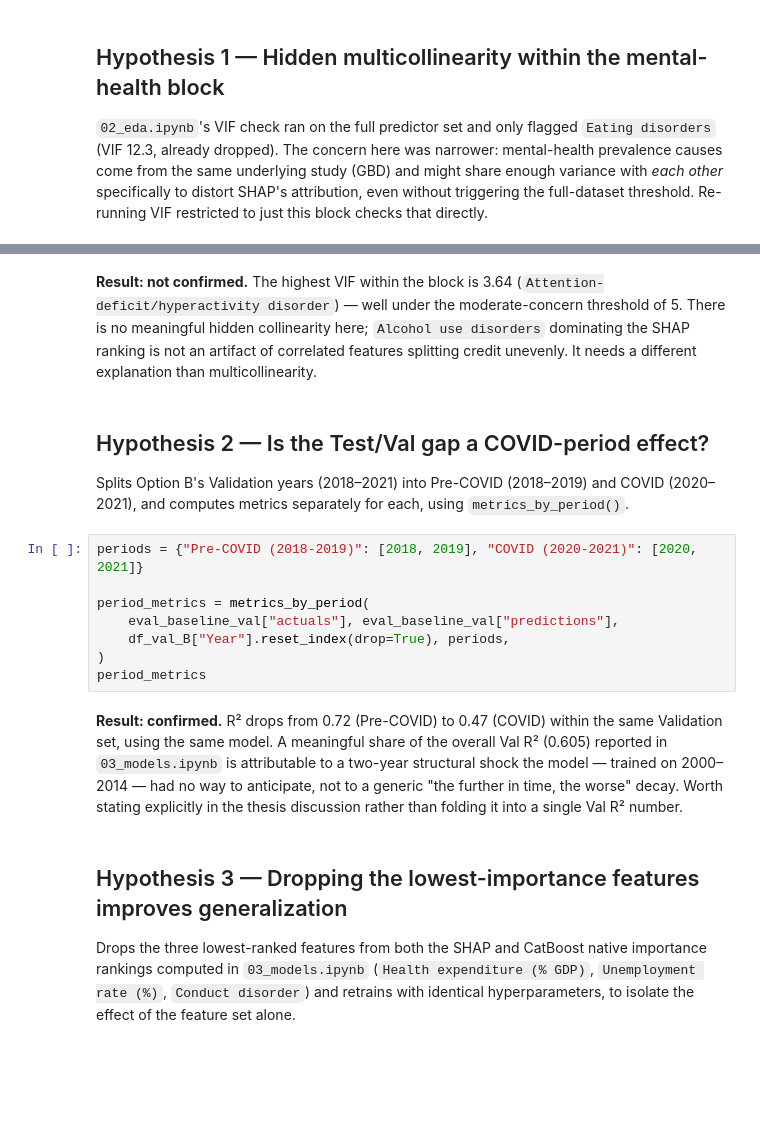
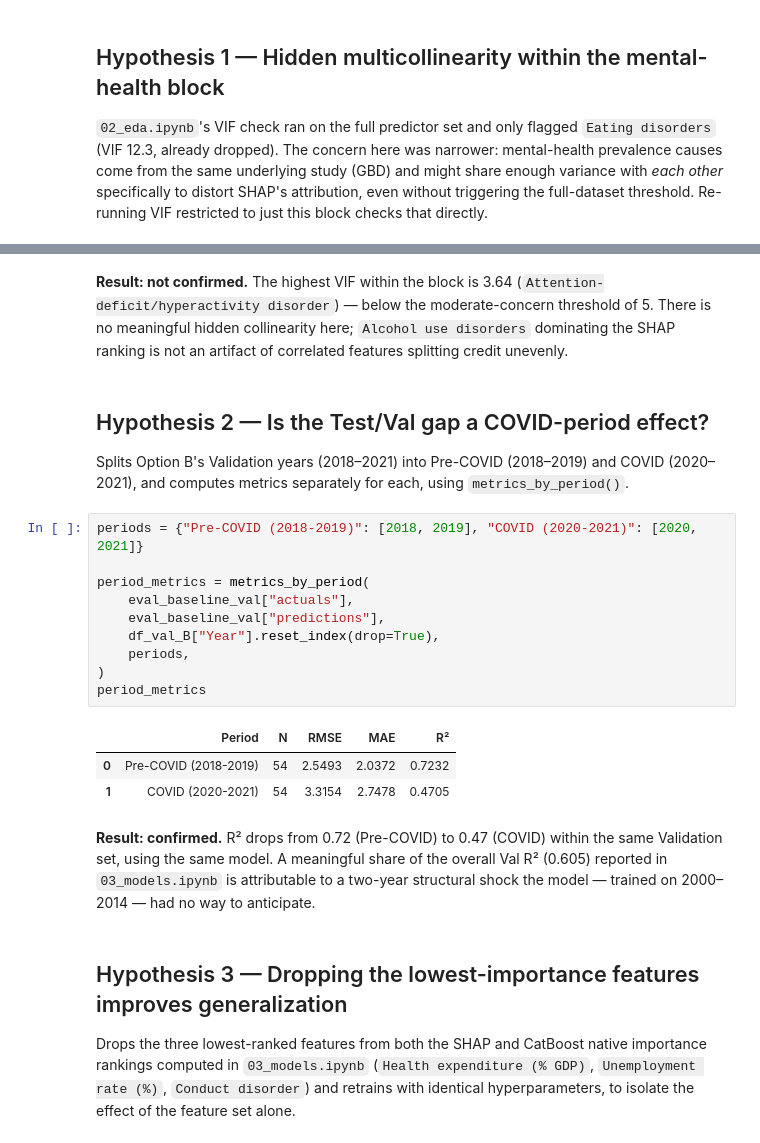
Before and after one commit to viccazjim/TFM_2026_suicide_rate_prediction, a Jupyter notebook: notebooks/03b_model_improvements.ipynb, the cells around one changed output, grey strips where cells are left out. Cells and saved outputs as stored; diff of their text form; blank space fills up the shorter version.

```diff
--- a/notebooks/03b_model_improvements.ipynb
+++ b/notebooks/03b_model_improvements.ipynb
@@ -75,5 +130,5 @@ vif_mental_health
 # %% [markdown]
-**Result: not confirmed.** The highest VIF within the block is 3.64 (`Attention-deficit/hyperactivity disorder`) — well under the moderate-concern threshold of 5. There is no meaningful hidden collinearity here; `Alcohol use disorders` dominating the SHAP ranking is not an artifact of correlated features splitting credit unevenly. It needs a different explanation than multicollinearity.
+**Result: not confirmed.** The highest VIF within the block is 3.64 (`Attention-deficit/hyperactivity disorder`) — below the moderate-concern threshold of 5. There is no meaningful hidden collinearity here; `Alcohol use disorders` dominating the SHAP ranking is not an artifact of correlated features splitting credit unevenly.
 # %% [markdown]
 ## Hypothesis 2 — Is the Test/Val gap a COVID-period effect?
 
@@ -81,13 +136,19 @@ Splits Option B's Validation years (2018–2021) into Pre-COVID (2018–2019) an
 # %%
 periods = {"Pre-COVID (2018-2019)": [2018, 2019], "COVID (2020-2021)": [2020, 2021]}
 
 period_metrics = metrics_by_period(
-    eval_baseline_val["actuals"], eval_baseline_val["predictions"],
-    df_val_B["Year"].reset_index(drop=True), periods,
+    eval_baseline_val["actuals"],
+    eval_baseline_val["predictions"],
+    df_val_B["Year"].reset_index(drop=True),
+    periods,
 )
 period_metrics
+# %% [output]
+|  | Period | N | RMSE | MAE | R² |
+| 0 | Pre-COVID (2018-2019) | 54 | 2.5493 | 2.0372 | 0.7232 |
+| 1 | COVID (2020-2021) | 54 | 3.3154 | 2.7478 | 0.4705 |
 # %% [markdown]
-**Result: confirmed.** R² drops from 0.72 (Pre-COVID) to 0.47 (COVID) within the same Validation set, using the same model. A meaningful share of the overall Val R² (0.605) reported in `03_models.ipynb` is attributable to a two-year structural shock the model — trained on 2000–2014 — had no way to anticipate, not to a generic "the further in time, the worse" decay. Worth stating explicitly in the thesis discussion rather than folding it into a single Val R² number.
+**Result: confirmed.** R² drops from 0.72 (Pre-COVID) to 0.47 (COVID) within the same Validation set, using the same model. A meaningful share of the overall Val R² (0.605) reported in `03_models.ipynb` is attributable to a two-year structural shock the model — trained on 2000–2014 — had no way to anticipate.
 # %% [markdown]
 ## Hypothesis 3 — Dropping the lowest-importance features improves generalization
 
```
Also changed, not shown: parts of 11 cells of this notebook, 34 other files.
